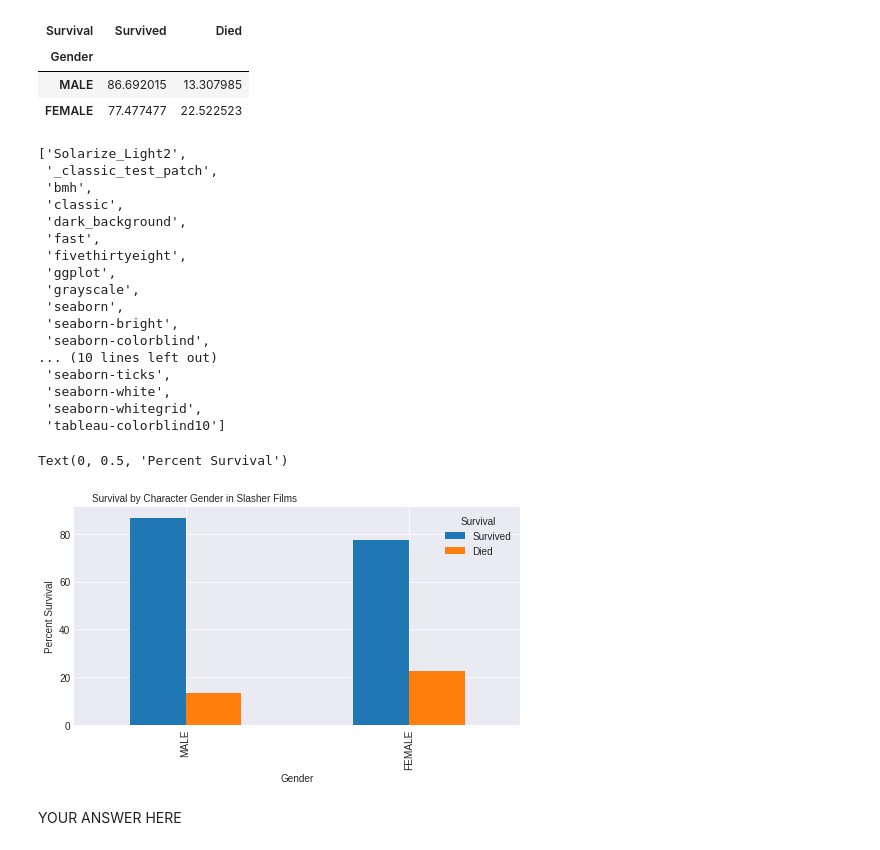
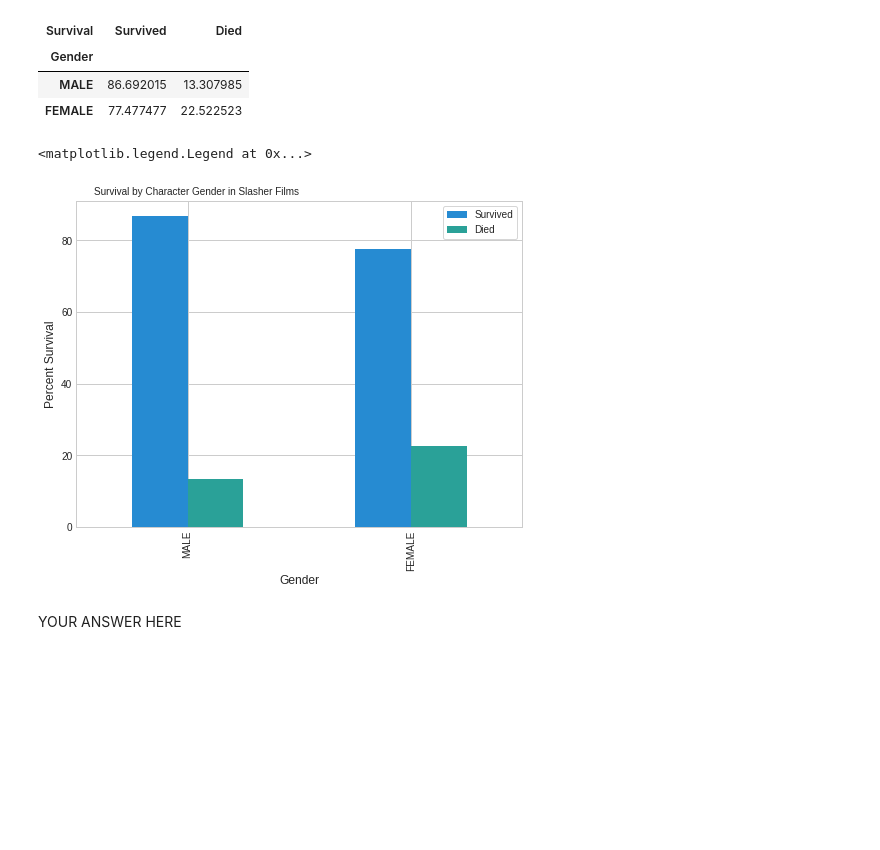
Before and after one commit to michael-s-luo/assignments_orientation-git, a Jupyter notebook: Assignments/1_2_2_Chi_Tests_Assignment_AG.ipynb, the cells around one changed output. Saved outputs shown, nothing was run; the diff lists cells and outputs as text; code cells hidden in the pictures; blank space fills up the shorter version.

```diff
--- a/Assignments/1_2_2_Chi_Tests_Assignment_AG.ipynb
+++ b/Assignments/1_2_2_Chi_Tests_Assignment_AG.ipynb
@@ -41,7 +41,7 @@ import numpy as np
 data_url = 'https://raw.githubusercontent.com/bloominstituteoftechnology/data-science-practice-datasets/main/unit_1/Slasher/Slasher.csv'
 
 # YOUR CODE HERE
-df_slasher = pd.read_csv(data_url, usecols=['Gender', 'Activity', 'Survival'])
+df_slasher = pd.read_csv(data_url)
 
 # Print out your DataFrame
 df_slasher.head()
@@ -199,7 +199,7 @@ survival_fm_crosstab_norm = pd.crosstab(df_slasher['Gender'], df_slasher['Surviv
 survival_fm_crosstab_norm.rename(index={0: 'Male', 1: 'Female'}, inplace=True)
 #alternative rename syntax
 survival_fm_crosstab_norm.rename(mapper=str.upper, axis=0, inplace=True)
-survival_fm_crosstab_norm.rename(columns={0: 'Survived', 1: 'Died'}, inplace=True)
+survival_fm_crosstab_norm.rename(columns={0: 'Died', 1: 'Survived'}, inplace=True)
 
 survival_f = survival_fm_crosstab_norm.loc['FEMALE', 'Survived']
 # Print the percentage of female characters that survive
@@ -311,41 +303,27 @@ survival_fm_crosstab_norm
 | MALE | 86.692015 | 13.307985 |
 | FEMALE | 77.477477 | 22.522523 |
 # %%
-plt.style.available
+#import plotting libraries
+import matplotlib.pyplot as plt
+
+#check style sheets
+# display(plt.style.available)
+plt.style.use('seaborn-whitegrid')
-# %% [output]
-['Solarize_Light2',
- '_classic_test_patch',
- 'bmh',
- 'classic',
- 'dark_background',
- 'fast',
- 'fivethirtyeight',
- 'ggplot',
- 'grayscale',
- 'seaborn',
- 'seaborn-bright',
- 'seaborn-colorblind',
-... (10 lines left out)
- 'seaborn-ticks',
- 'seaborn-white',
- 'seaborn-whitegrid',
- 'tableau-colorblind10']
-# %%
-plt.style.use('seaborn-darkgrid')
 # %%
 # Task 10
 
 # YOUR CODE HERE
 import matplotlib.pyplot as plt
 
-fig, ax = plt.subplots(1,1, figsize=(8,4))
+fig, ax = plt.subplots(1,1, figsize=(8,6))
 
 survival_fm_crosstab_norm.plot(kind='bar', ax=ax)
 ax.set_title('Survival by Character Gender in Slasher Films', fontdict={'fontsize':10, 'horizontalalignment': 'right'})
 ax.set_ylabel('Percent Survival')
+ax.legend(frameon=True, fancybox=True)
 # %% [output]
-Text(0, 0.5, 'Percent Survival')
+<matplotlib.legend.Legend at 0x...>
-[figure, old version]
+[figure, new version]
 # %% [markdown]
 YOUR ANSWER HERE
 # %%
```
Also changed, not shown: parts of 3 cells of this notebook.
